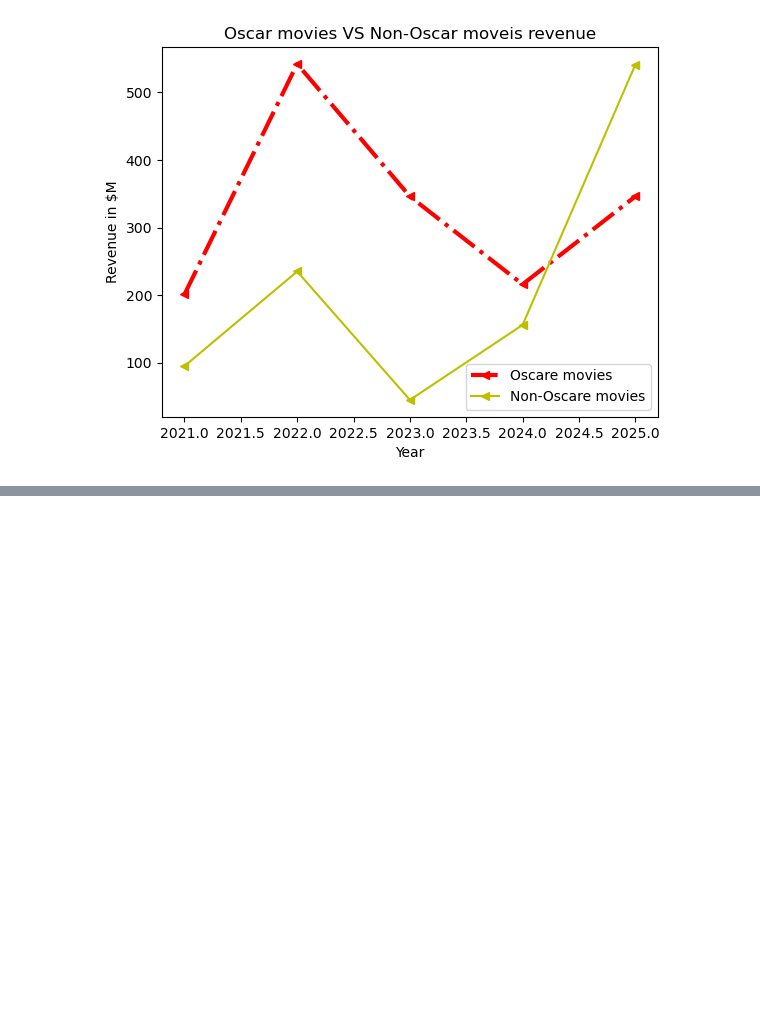
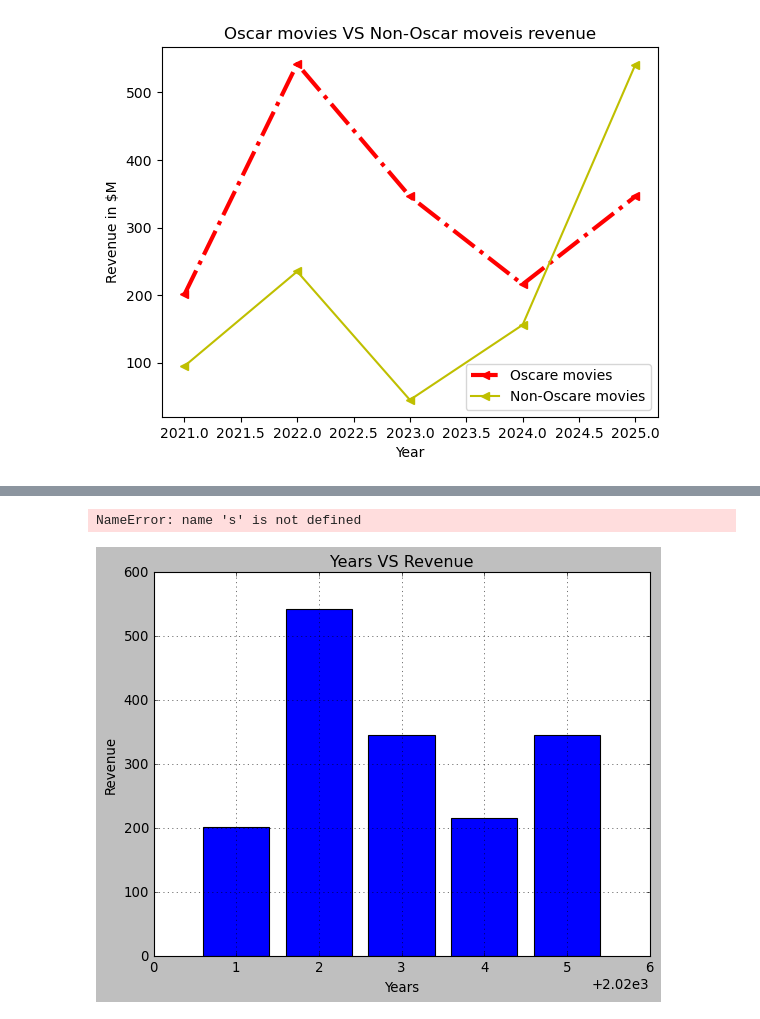
Before and after one commit to Kashinathmali88/AI-ML, a Jupyter notebook: matplotlib.ipynb, the cells around one changed output, grey strips where cells are left out. Saved outputs shown, nothing was run; the diff lists cells and outputs as text; code cells hidden in the pictures; blank space fills up the shorter version.

```diff
--- a/matplotlib.ipynb
+++ b/matplotlib.ipynb
@@ -37,0 +58,14 @@ plt.legend()
+# %%
+# Bar chat
+years = [2021,2022,2023,2024,2025]
+revenue = [201,542,346,216,346]
+
+plt.bar(years,revenue)
+plt.title("Years VS Revenue")
+plt.xlabel("Years")
+plt.ylabel("Revenue")
+plt.grid()
+plt.text(x,y,s)
+# %% [output]
+NameError: name 's' is not defined
+[figure, added]
```
Also changed, not shown: parts of 2 cells of this notebook, 2 other files.
